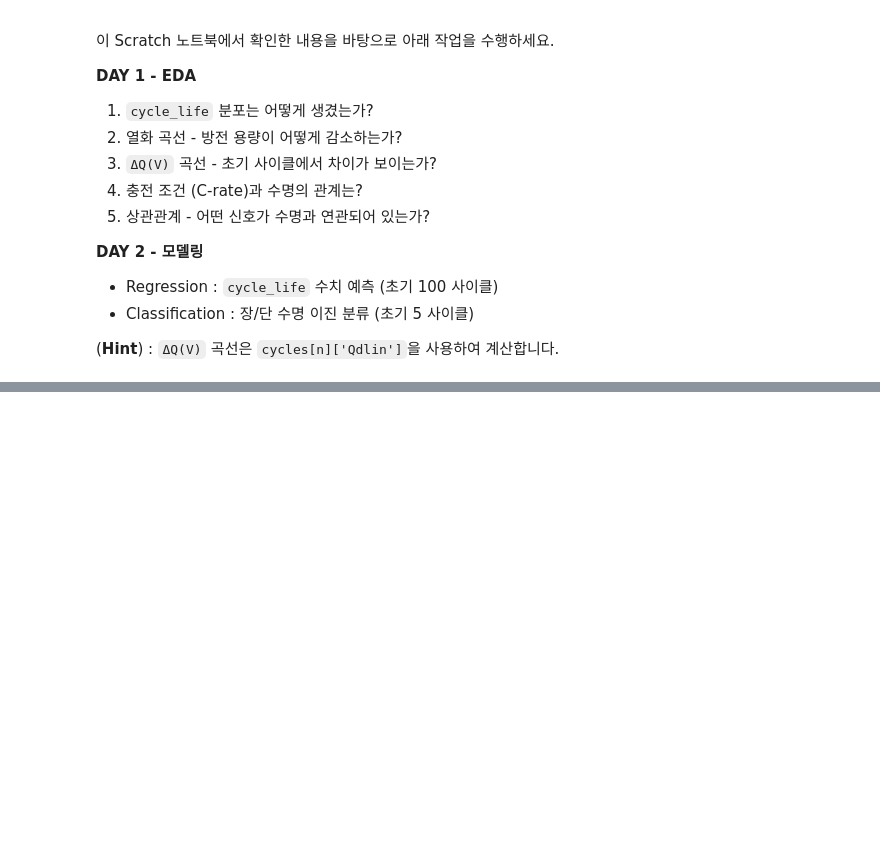
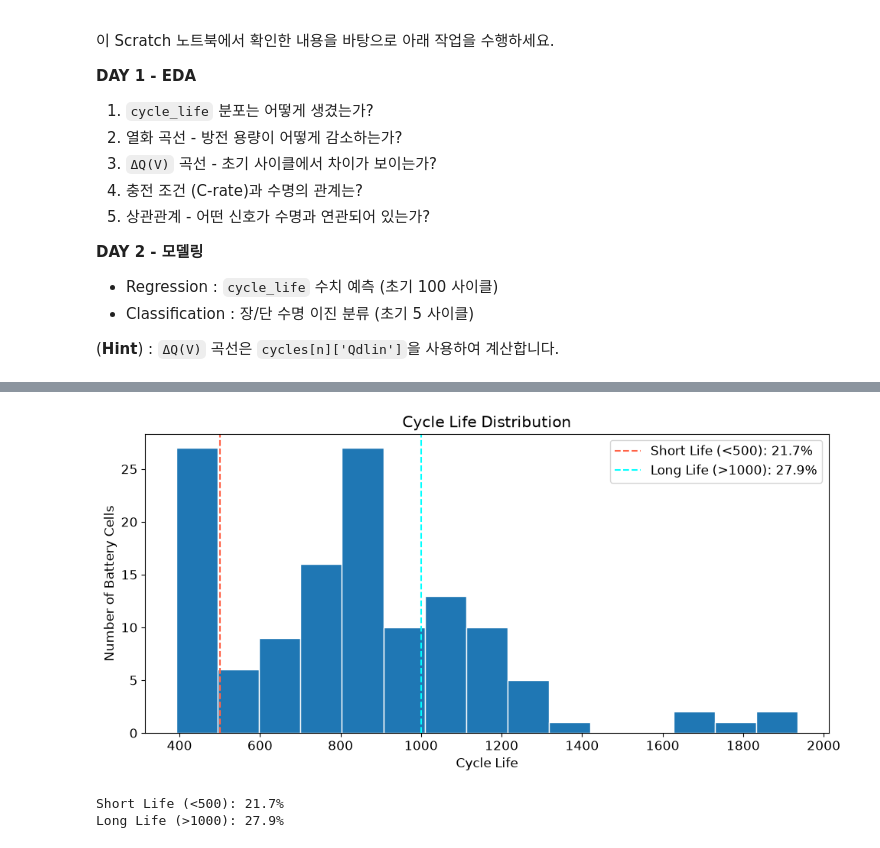
Before and after one commit to luk0715/skala-ds-mini-project, a Jupyter notebook: notebooks/main.ipynb, the cells around one changed output, grey strips where cells are left out. Saved outputs shown, nothing was run; the diff lists cells and outputs as text; code cells hidden in the pictures; blank space fills up the shorter version.

```diff
--- a/notebooks/main.ipynb
+++ b/notebooks/main.ipynb
@@ -662,0 +759,20 @@ Name: cycle_life, dtype: float64
+# %%
+# load batches
+batch_files = [
+    "2017-05-12_batchdata_updated_struct_errorcorrect.mat",
+    "2018-02-20_batchdata_updated_struct_errorcorrect.mat",
+    "2018-04-12_batchdata_updated_struct_errorcorrect.mat",
+]
+
+batches = []
+
+for filename in batch_files:
+    path = os.path.join(DATA_DIR, filename)
+
+    mat = load_mat(path)
+
+    batch = normalize_batch(mat["batch"])
+
+    batches.append(batch)
+
+df1 = extract_summaries(batches)
@@ -663,26 +817,47 @@ Name: cycle_life, dtype: float64
 # %%
-cycle_life_df = df.drop_duplicates('cell_id')[['cell_id', 'cycle_life', 'charging_policy']]
+# cell별 cycle life 하나만 사용
+# cycle_life가 NaN인 셀(EOL 미도달)은 비율 계산에서 제외
+cycle_life = df1.drop_duplicates(['cell_id'])['cycle_life'].dropna()
 
-fig, axes = plt.subplots(1, 2, figsize=(14, 5))
+# 비율 계산
+short_ratio = (cycle_life < 500).mean() * 100
+long_ratio = (cycle_life > 1000).mean() * 100
 
-# 히스토그램
-axes[0].hist(cycle_life_df['cycle_life'], bins=20, color='steelblue', edgecolor='white')
-axes[0].set_title('Histogram')
-axes[0].set_xlabel('Cycle Life')
-axes[0].set_ylabel('num of Battery Cell')
-axes[0].axvline(cycle_life_df['cycle_life'].mean(), color='tomato', linestyle='--',
-                label=f"mean = {cycle_life_df['cycle_life'].mean():.0f}")
-axes[0].legend()
+# Histogram
+plt.figure(figsize=(10, 5))
 
-# Box Plot
-axes[1].boxplot(cycle_life_df['cycle_life'], patch_artist=True,
-                boxprops=dict(facecolor='steelblue', alpha=0.6))
-axes[1].set_title('Box Plot')
-axes[1].set_ylabel('Cycle Life')
-axes[1].set_xticks([])
+plt.hist(
+    cycle_life,
+    bins=15,
+    edgecolor='white'
+)
 
-plt.suptitle('Cycle Life', fontsize=14, fontweight='bold')
+# 기준선
+plt.axvline(
+    500,
+    linestyle='--',
+    label=f'Short Life (<500): {short_ratio:.1f}%',
+    color='tomato'
+)
+
+plt.axvline(
+    1000,
+    linestyle='--',
+    label=f'Long Life (>1000): {long_ratio:.1f}%',
+    color='cyan'
+)
+
+plt.title('Cycle Life Distribution')
+plt.xlabel('Cycle Life')
+plt.ylabel('Number of Battery Cells')
+
+plt.legend()
 plt.tight_layout()
 plt.show()
 
-print(cycle_life_df['cycle_life'].describe().round(1))
+print(f'Short Life (<500): {short_ratio:.1f}%')
+print(f'Long Life (>1000): {long_ratio:.1f}%')
+# %% [output]
+[figure, added]
+Short Life (<500): 21.7%
+Long Life (>1000): 27.9%
```
Also changed, not shown: parts of 36 cells of this notebook.
